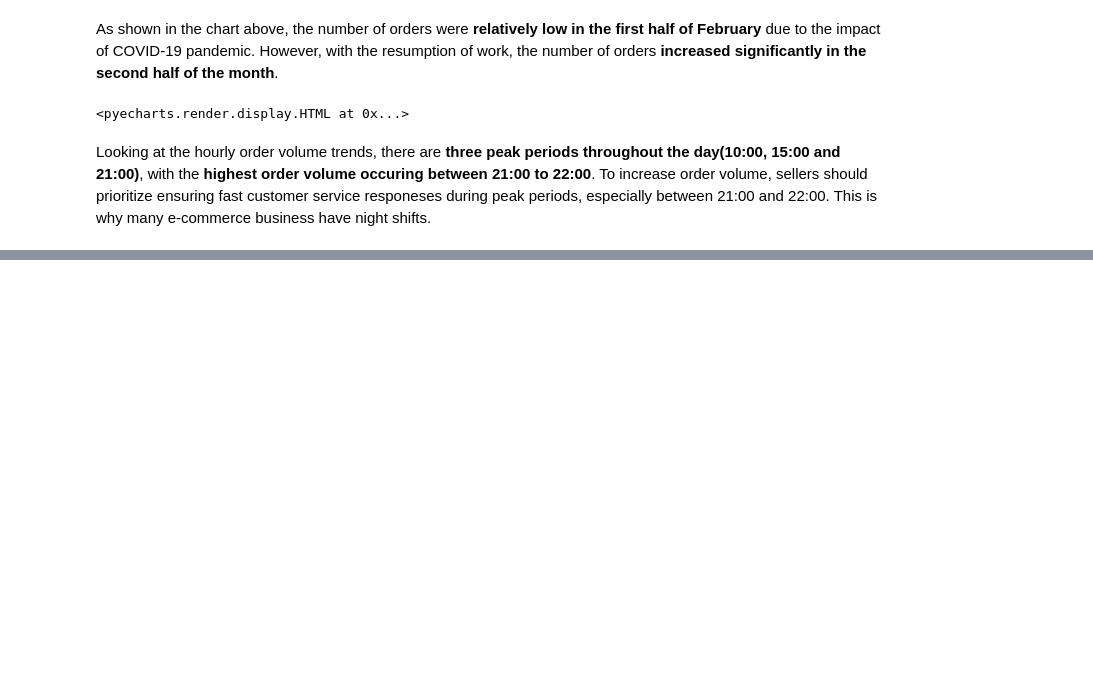
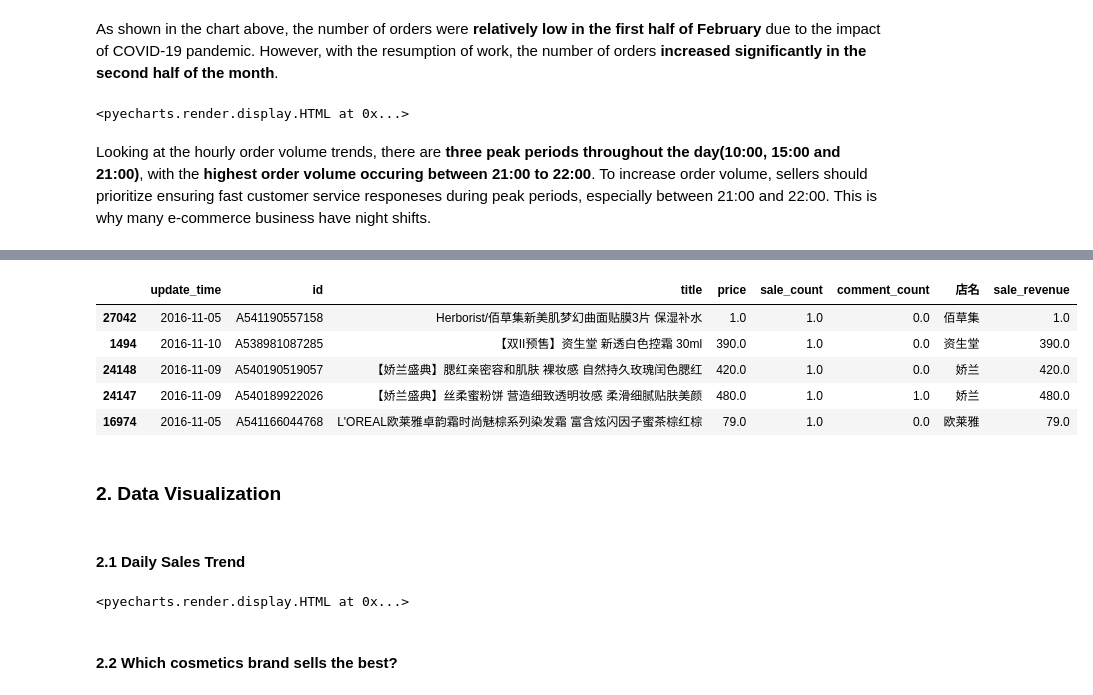
Before and after one commit to Zora-10/data-analysis-projects, a Jupyter notebook: TMall_Orders_Analysis/TMall.ipynb, the cells around one changed output, grey strips where cells are left out. Cells and saved outputs as stored; diff of their text form; code cells hidden in the pictures; blank space fills up the shorter version.

```diff
--- a/TMall_Orders_Analysis/TMall.ipynb
+++ b/TMall_Orders_Analysis/TMall.ipynb
@@ -215,0 +245,5 @@ Looking at the hourly order volume trends, there are **three peak periods throug
+# %%
+import pandas as pd
+
+df2 = pd.read_csv("./data/双十一淘宝美妆数据.csv")
+df2.head()
@@ -215,0 +285,3 @@ Looking at the hourly order volume trends, there are **three peak periods throug
+# %%
+df2.drop_duplicates(inplace=True)
+df2.reset_index(drop=True, inplace=True) # reindex
@@ -215,0 +299,3 @@ Looking at the hourly order volume trends, there are **three peak periods throug
+# %%
+df2.fillna(0, inplace=True) # fill null values with 0
+df2['update_time'] = pd.to_datetime(df2['update_time']) # format update time
@@ -215,0 +311,39 @@ Looking at the hourly order volume trends, there are **three peak periods throug
+# %%
+# add sale revenue
+df2['sale_revenue'] = df2['sale_count'] * df2['price']
+df2[df2['sale_revenue'] > 0].sort_values(by='sale_count').head()
+# %% [output]
+|  | update_time | id | title | price | sale_count | comment_count | 店名 | sale_revenue |
+| 27042 | 2016-11-05 | A541190557158 | Herborist/佰草集新美肌梦幻曲面贴膜3片 保湿补水 | 1.0 | 1.0 | 0.0 | 佰草集 | 1.0 |
+| 1494 | 2016-11-10 | A538981087285 | 【双II预售】资生堂 新透白色控霜 30ml | 390.0 | 1.0 | 0.0 | 资生堂 | 390.0 |
+| 24148 | 2016-11-09 | A540190519057 | 【娇兰盛典】腮红亲密容和肌肤 裸妆感 自然持久玫瑰闰色腮红 | 420.0 | 1.0 | 0.0 | 娇兰 | 420.0 |
+| 24147 | 2016-11-09 | A540189922026 | 【娇兰盛典】丝柔蜜粉饼 营造细致透明妆感 柔滑细腻贴肤美颜 | 480.0 | 1.0 | 1.0 | 娇兰 | 480.0 |
+| 16974 | 2016-11-05 | A541166044768 | L'OREAL欧莱雅卓韵霜时尚魅棕系列染发霜 富含炫闪因子蜜茶棕红棕 | 79.0 | 1.0 | 0.0 | 欧莱雅 | 79.0 |
+# %% [markdown]
+### 2. Data Visualization
+# %% [markdown]
+#### 2.1 Daily Sales Trend
+# %%
+result = df2.groupby('update_time').agg({'sale_count':'sum'}).to_dict()['sale_count']
+c = (
+    Line()
+    .add_xaxis(list(result.keys()))
+    .add_yaxis("销售量", list(result.values()))
+    .set_series_opts(
+        areastyle_opts=opts.AreaStyleOpts(opacity=0.5),
+        label_opts=opts.LabelOpts(is_show=False),
+        markpoint_opts=opts.MarkPointOpts(
+            data=[
+                opts.MarkPointItem(type_="max", name="最大值"),
+                opts.MarkPointItem(type_="min", name="最小值"),
+                opts.MarkPointItem(type_="average", name="平均值"),
+            ]
+        ),
+    )
+    .set_global_opts(title_opts=opts.TitleOpts(title="每日整体销售量走势"))
+)
+c.render_notebook()
+# %% [output]
+<pyecharts.render.display.HTML at 0x...>
+# %% [markdown]
+#### 2.2 Which cosmetics brand sells the best?
```
Also changed, not shown: parts of 20 cells of this notebook.
